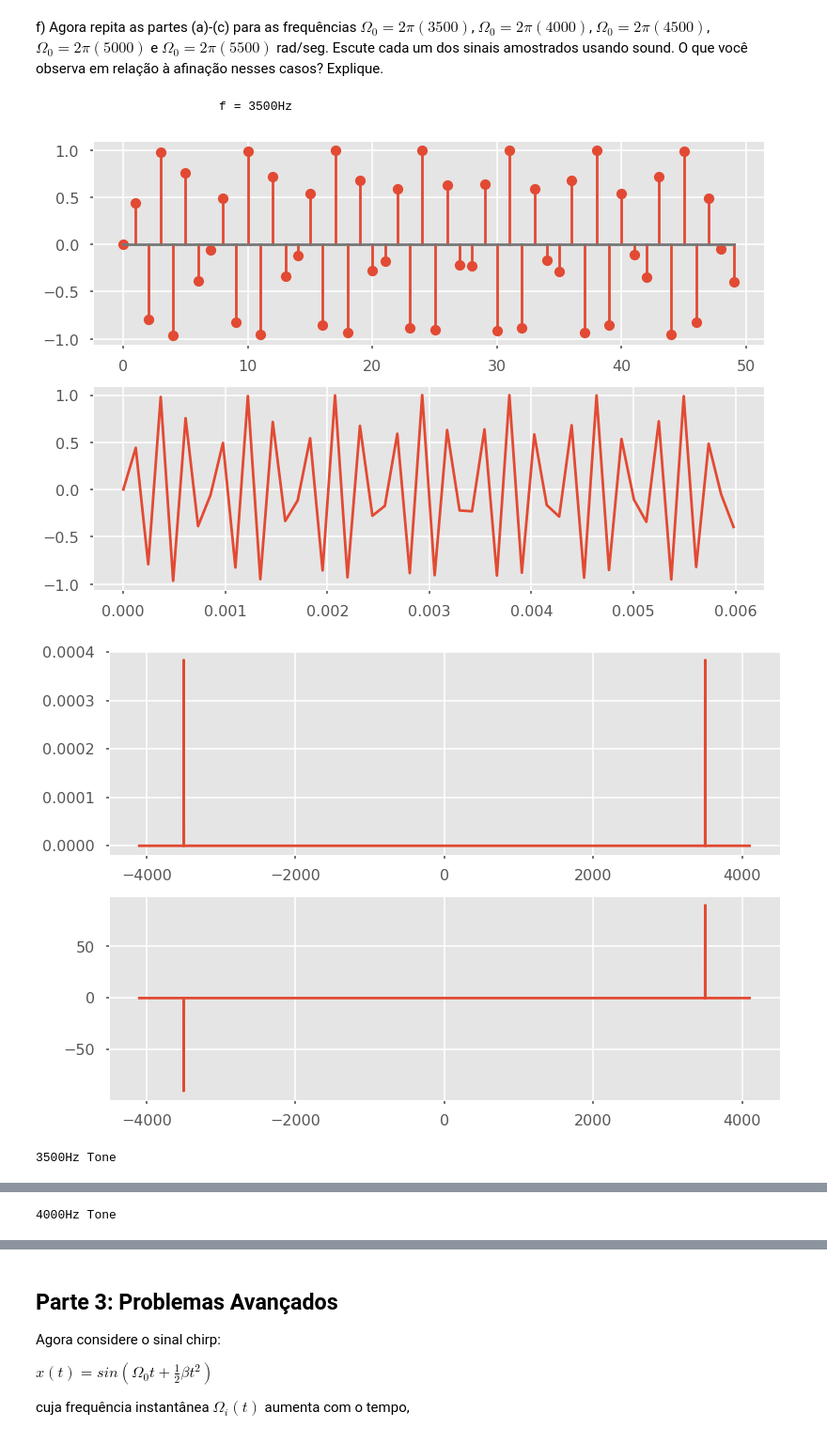
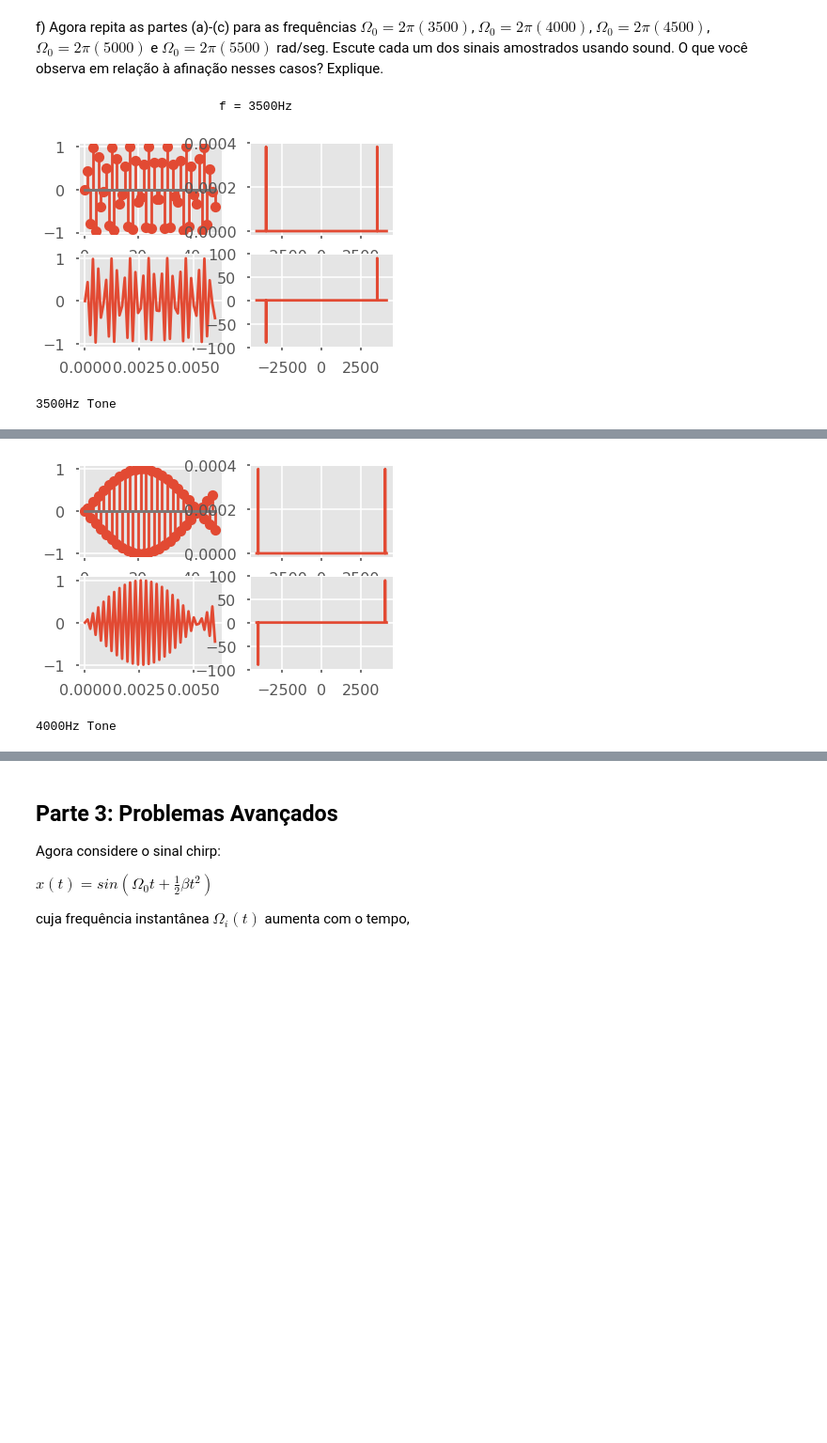
Before and after one commit to davidrft/processamento-digital-de-sinais, a Jupyter notebook: PDS - Projeto 1.ipynb, the cells around one changed output, grey strips where cells are left out. Shown at 94% size. Drawn from its saved outputs; the diff is of its cells as text; code cells hidden in the pictures; blank space fills up the shorter version.

Commit message:
Fix subplots organization in part 2

```diff
--- a/PDS - Projeto 1.ipynb
+++ b/PDS - Projeto 1.ipynb
@@ -124,34 +124,32 @@ rad/seg.   Escute   cada   um   dos   sinais amostrados  usando sound.  O  que
 # %%
 def plot_graphs_for_freq(freq):
     x = np.sin(2 * np.pi * freq * n/Fs)
 
-    plt.subplot(211)
+    plt.subplot(221)
     plt.stem(n[:50], x[:50])
-    plt.subplot(212)
+    plt.subplot(223)
     plt.plot(t[:50], x[:50])
-    plt.show()
 
     X, w = ctfts(x, 1/Fs)
-    plt.subplot(211)
+    plt.subplot(222)
     plt.plot(w, np.abs(X))
-    plt.subplot(212)
+    plt.subplot(224)
     plt.plot(w, np.angle(filter_small_values(X), deg=True))
     plt.show()
 
     print(f'{freq}Hz Tone')
     ipd.display(ipd.Audio(x, rate=Fs))
     print()
 
 for freq in range(3500, 6000, 500):
     print(f'\t\t\t f = {freq}Hz \t\t\t')
     plot_graphs_for_freq(freq)
     print()
     print(f'\t\t {"-"*100} \t\t')
     print()
 # %% [output]
                          f = 3500Hz
-[figure, old version]
+[figure, new version]
-[figure, old version]
 3500Hz Tone
 [interactive output not drawn]
                  ----------------------------------------------------------------------------------------------------
@@ -162,3 +158,4 @@ for freq in range(3500, 6000, 500):
+[figure, new version]
 4000Hz Tone
 [interactive output not drawn]
                  ----------------------------------------------------------------------------------------------------
```
Also changed, not shown: parts of 5 cells of this notebook.
